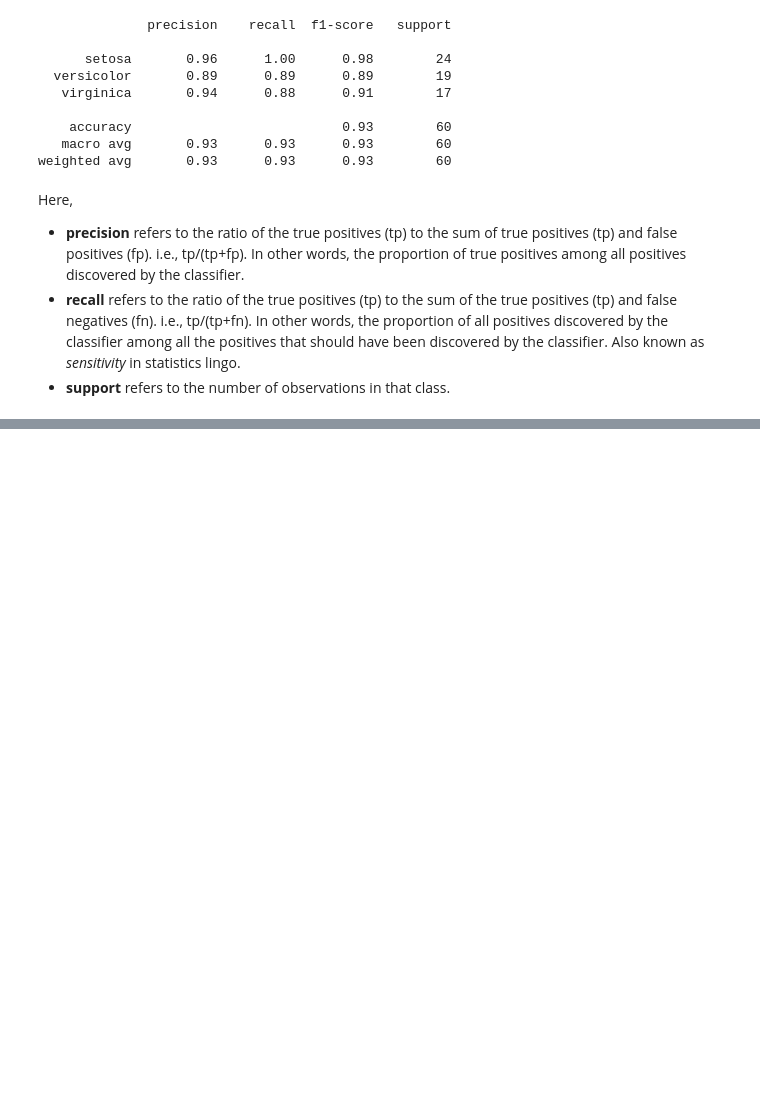
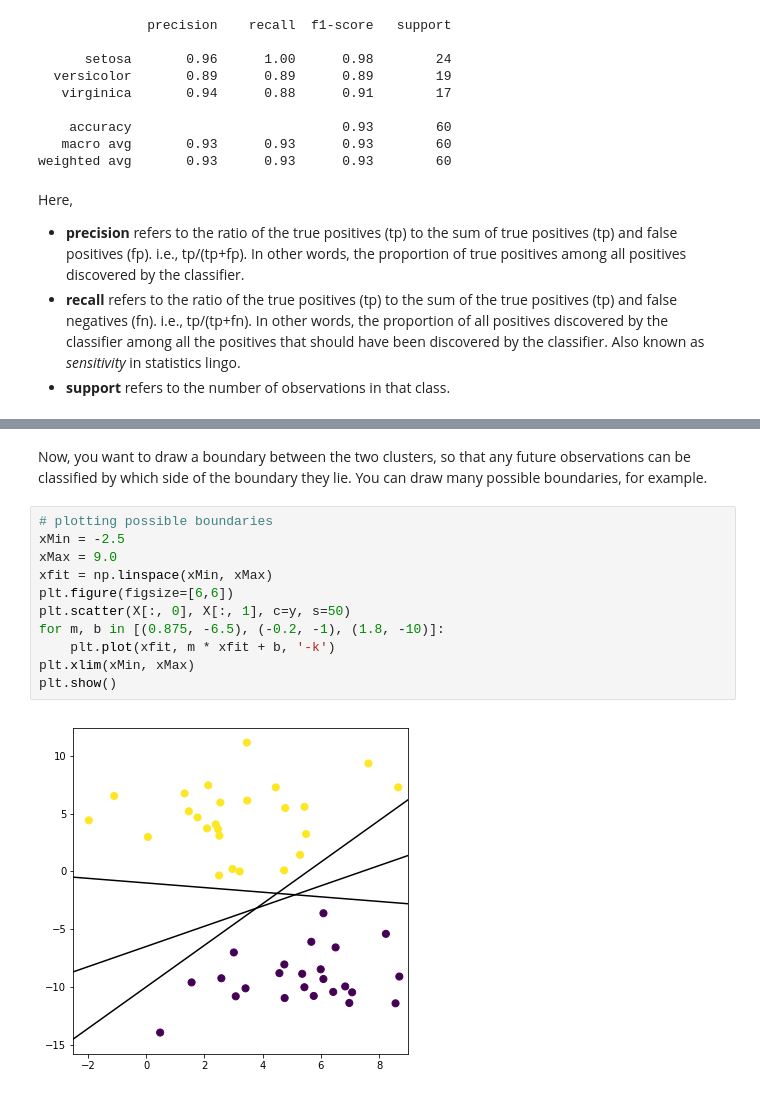
Before and after one commit to sathayas/JupyterfMRIFall2019, a Jupyter notebook: MachineLearning.ipynb, the cells around one changed output, grey strips where cells are left out. Drawn from its saved outputs; the diff is of its cells as text; blank space fills up the shorter version.

Commit message:
SVM toy examples

```diff
--- a/MachineLearning.ipynb
+++ b/MachineLearning.ipynb
@@ -942,0 +972,15 @@ Here,
+# %% [markdown]
+Now, you want to draw a boundary between the two clusters, so that any future observations can be classified by which side of the boundary they lie. You can draw many possible boundaries, for example.
+# %%
+# plotting possible boundaries
+xMin = -2.5
+xMax = 9.0
+xfit = np.linspace(xMin, xMax)
+plt.figure(figsize=[6,6])
+plt.scatter(X[:, 0], X[:, 1], c=y, s=50)
+for m, b in [(0.875, -6.5), (-0.2, -1), (1.8, -10)]:
+    plt.plot(xfit, m * xfit + b, '-k')
+plt.xlim(xMin, xMax)
+plt.show()
+# %% [output]
+[figure, added]
```
Also changed, not shown: parts of 28 cells of this notebook.
